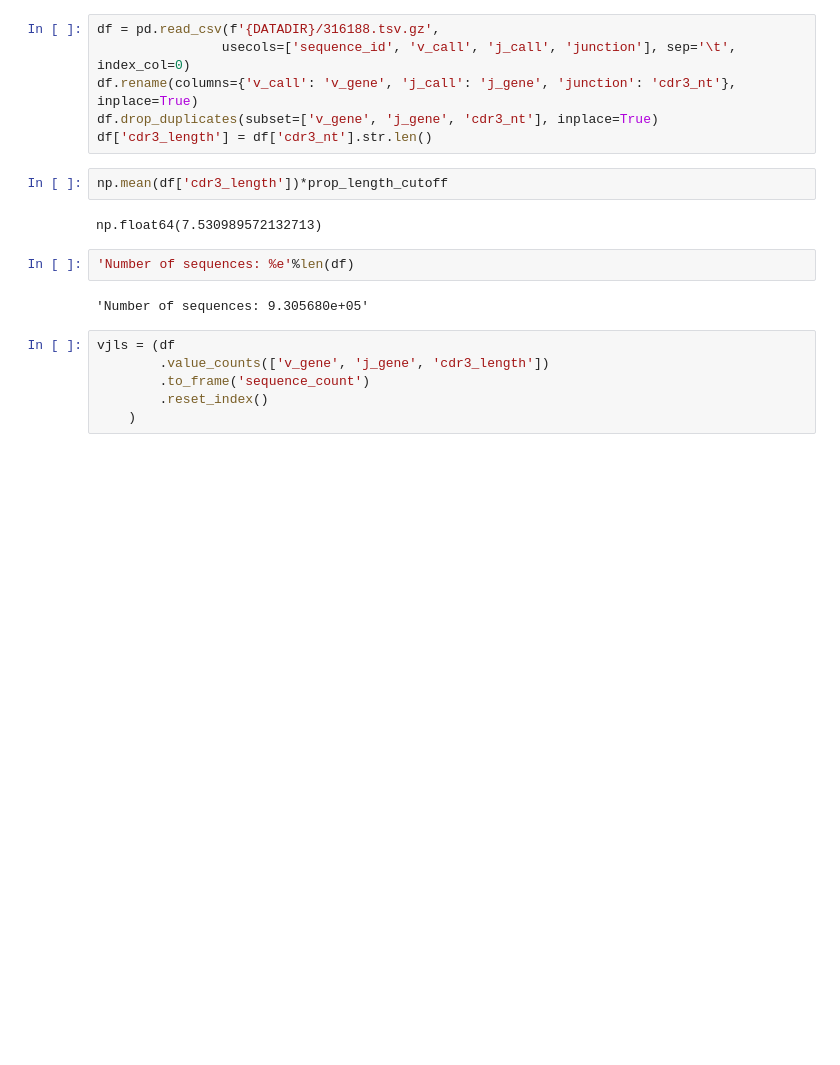
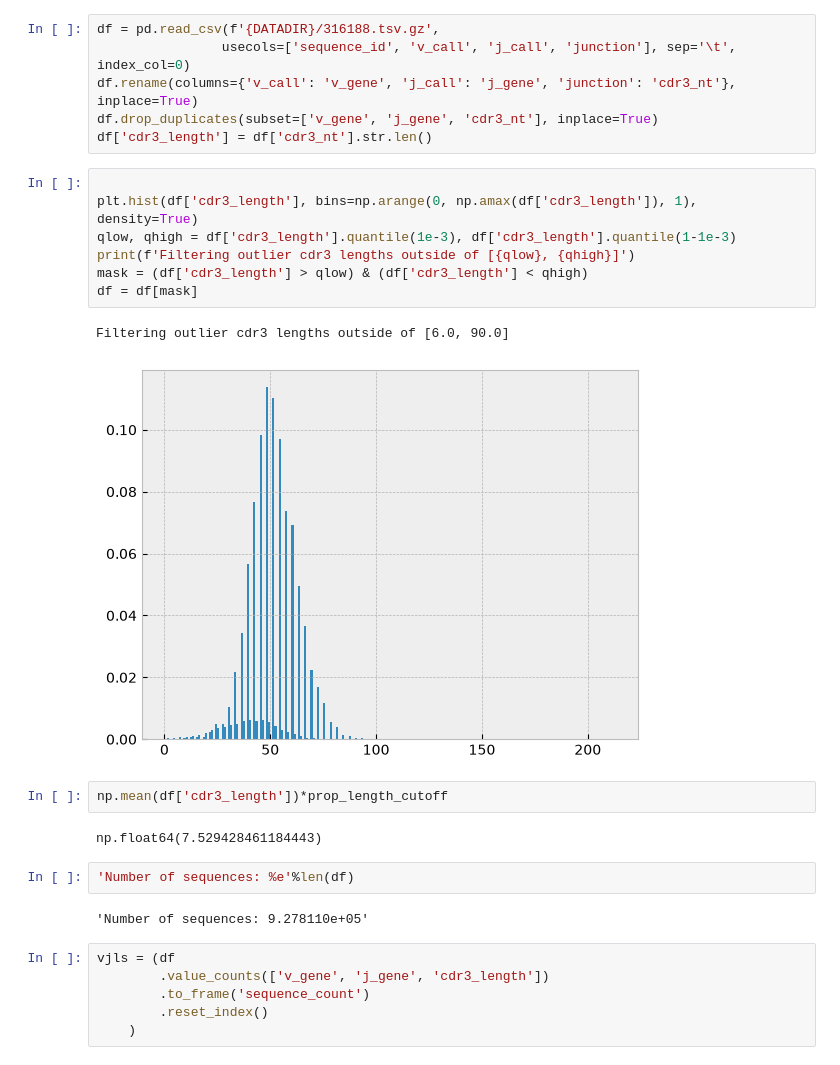
Before and after one commit to heartnetkung/XT-neighbor, a Jupyter notebook: pub/antibody_lineages.ipynb, the cells around one changed output. Saved outputs shown, nothing was run; the diff lists cells and outputs as text; blank space fills up the shorter version.

```diff
--- a/pub/antibody_lineages.ipynb
+++ b/pub/antibody_lineages.ipynb
@@ -25,14 +25,24 @@ df = pd.read_csv(f'{DATADIR}/316188.tsv.gz',
 df.rename(columns={'v_call': 'v_gene', 'j_call': 'j_gene', 'junction': 'cdr3_nt'}, inplace=True)
 df.drop_duplicates(subset=['v_gene', 'j_gene', 'cdr3_nt'], inplace=True)
 df['cdr3_length'] = df['cdr3_nt'].str.len()
+# %%
+
+plt.hist(df['cdr3_length'], bins=np.arange(0, np.amax(df['cdr3_length']), 1), density=True)
+qlow, qhigh = df['cdr3_length'].quantile(1e-3), df['cdr3_length'].quantile(1-1e-3)
+print(f'Filtering outlier cdr3 lengths outside of [{qlow}, {qhigh}]')
+mask = (df['cdr3_length'] > qlow) & (df['cdr3_length'] < qhigh)
+df = df[mask]
+# %% [output]
+Filtering outlier cdr3 lengths outside of [6.0, 90.0]
+[figure, added]
 # %%
 np.mean(df['cdr3_length'])*prop_length_cutoff
 # %% [output]
-np.float64(7.530989572132713)
+np.float64(7.529428461184443)
 # %%
 'Number of sequences: %e'%len(df)
 # %% [output]
-'Number of sequences: 9.305680e+05'
+'Number of sequences: 9.278110e+05'
 # %%
 vjls = (df
         .value_counts(['v_gene', 'j_gene', 'cdr3_length'])
```
Also changed, not shown: parts of 7 cells of this notebook, 2 other files.
